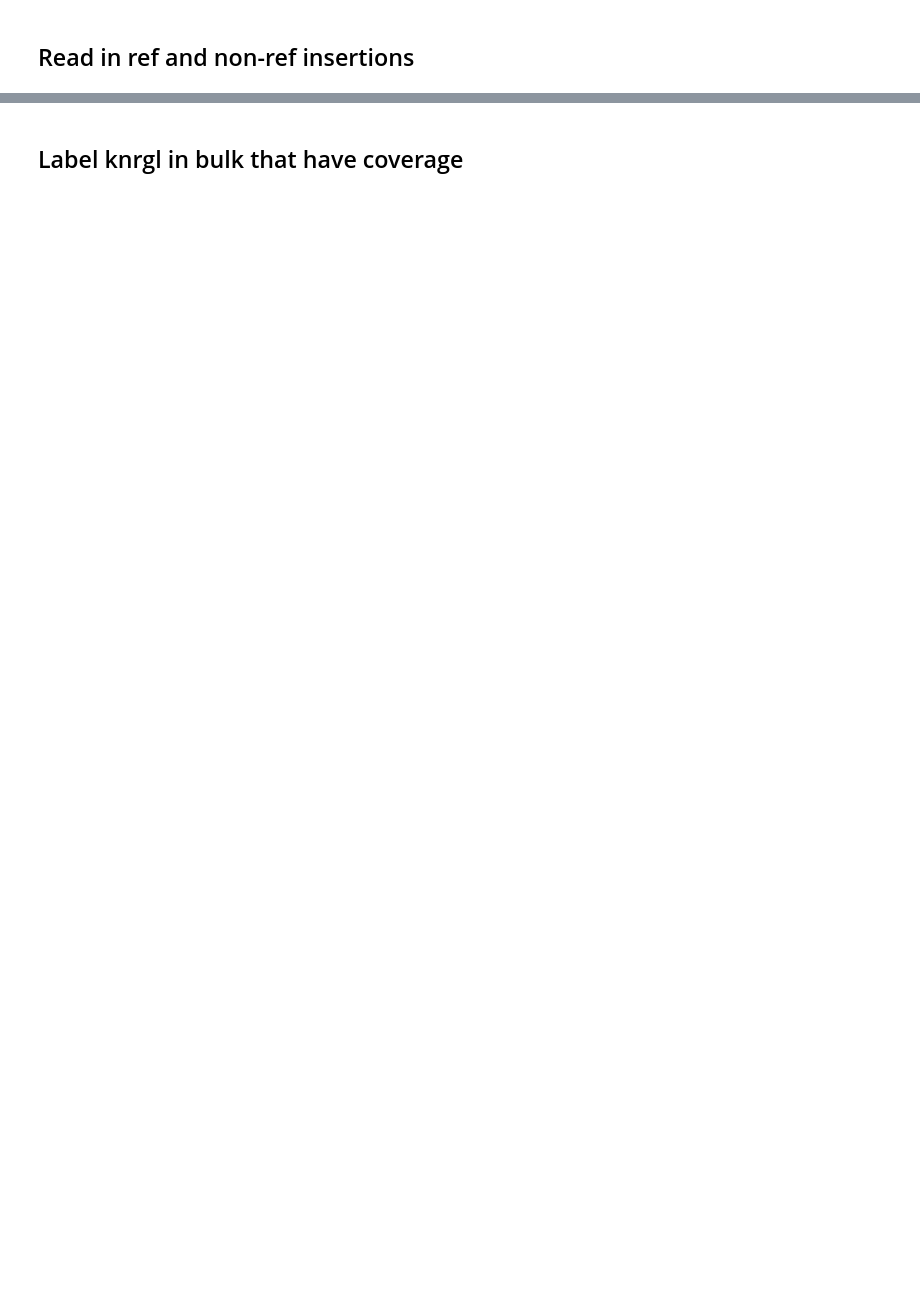
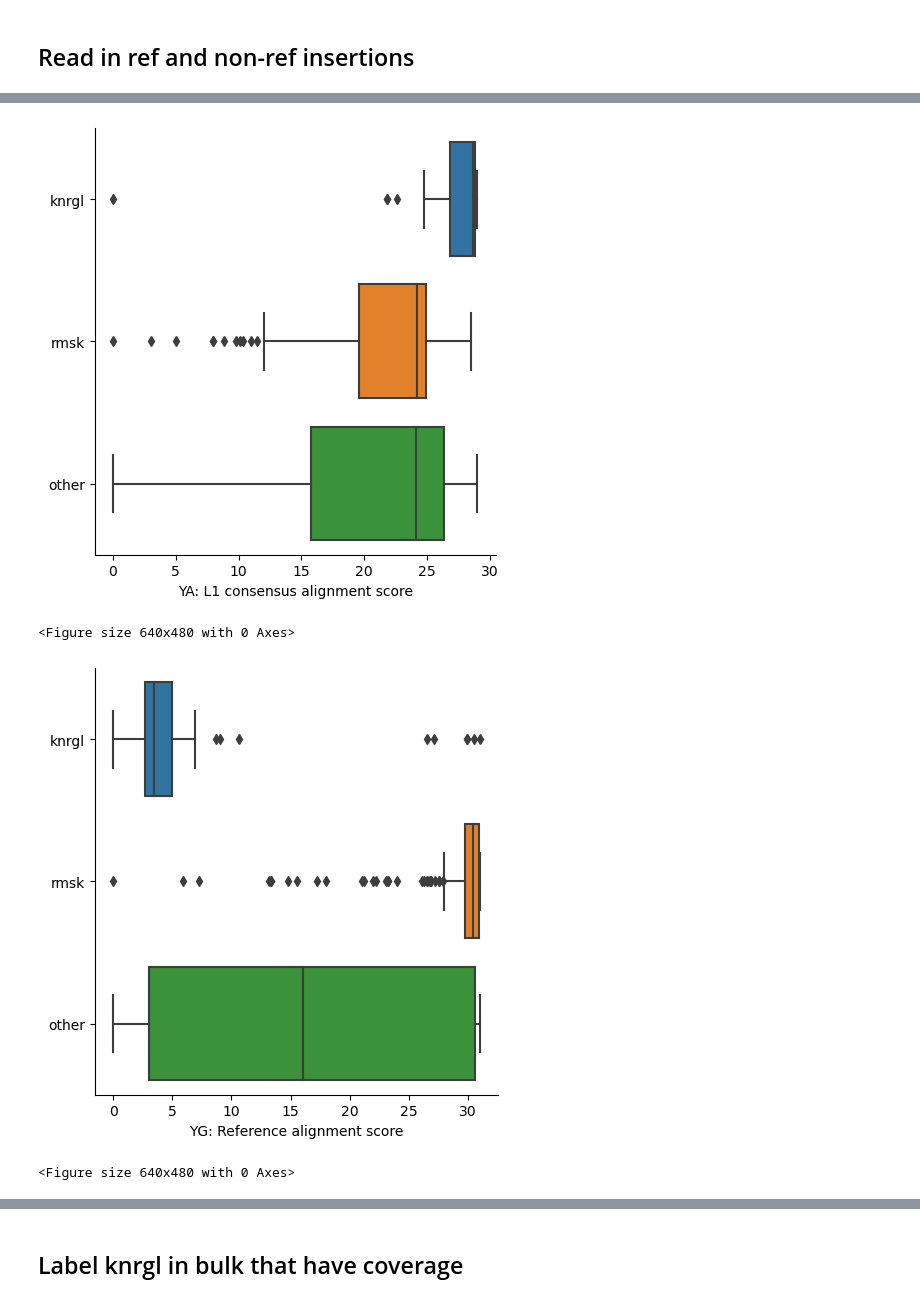
Before and after one commit to mikecuoco/sz_slavseq, a Jupyter notebook: workflow/notebooks/test_peaks.py.ipynb, the cells around one changed output, grey strips where cells are left out. Saved outputs shown, nothing was run; the diff lists cells and outputs as text; code cells hidden in the pictures; blank space fills up the shorter version.

Commit message:
add theoretical PPV and other figs

```diff
--- a/workflow/notebooks/test_peaks.py.ipynb
+++ b/workflow/notebooks/test_peaks.py.ipynb
@@ -15,4 +17,4 @@ from src.util.read_l1 import read_rmsk, read_knrgl
 # %%
 # read annotations of reference and non-reference insertions
 rmsk = read_rmsk("/raidixshare_logg01/mcuoco/internal/BSMN/resources/hs38DH/hs38DH.fa.out")
-knrgl = read_knrgl("/raidixshare_logg01/mcuoco/internal/BSMN/resources/LIBD74/hs38DH_insertions.bed").df
+knrgl = read_knrgl("/raidixshare_logg01/mcuoco/internal/BSMN/resources/LIBD74/hs38DH_insertions.bed")
@@ -18,0 +179,17 @@ knrgl = read_knrgl("/raidixshare_logg01/mcuoco/internal/BSMN/resources/LIBD74/hs
+# %%
+fig = sns.catplot(data=res, y = "label", x = "YA", kind="box", order=["knrgl", "rmsk", "other"])
+fig.set(xlabel="YA: L1 consensus alignment score", ylabel="")
+plt.show()
+plt.clf()
+fig = sns.catplot(data=res, y = "label", x = "YG", kind="box", order=["knrgl", "rmsk", "other"])
+fig.set(xlabel="YG: Reference alignment score", ylabel="")
+plt.show()
+plt.clf()
+fig = sns.catplot(data=res, y = "label", x = "mapq", kind="box", order=["knrgl", "rmsk", "other"])
+fig.set(xlabel="MAPQ = -Log10(probablility of multimapping)", ylabel="")
+plt.show()
+# %% [output]
+[figure, added]
+<Figure size 640x480 with 0 Axes>
+[figure, added]
+<Figure size 640x480 with 0 Axes>
```
Also changed, not shown: parts of 17 cells of this notebook.
